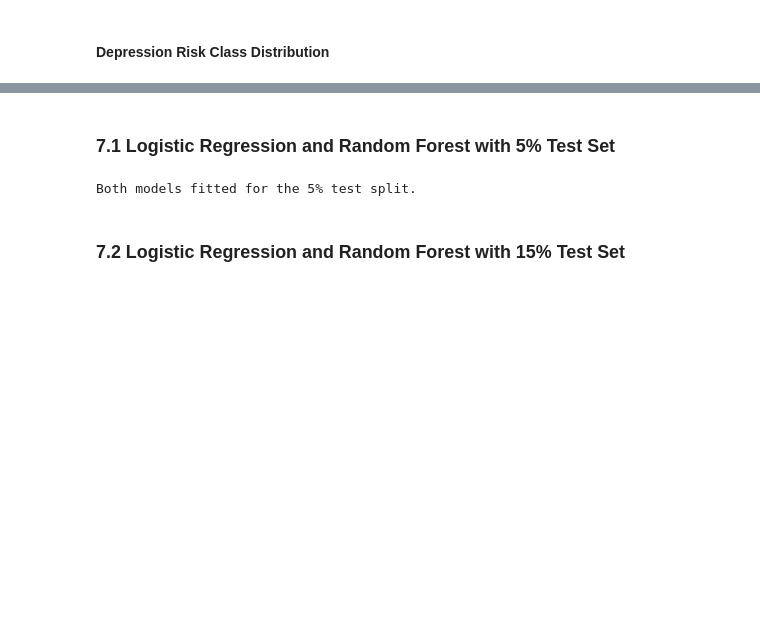
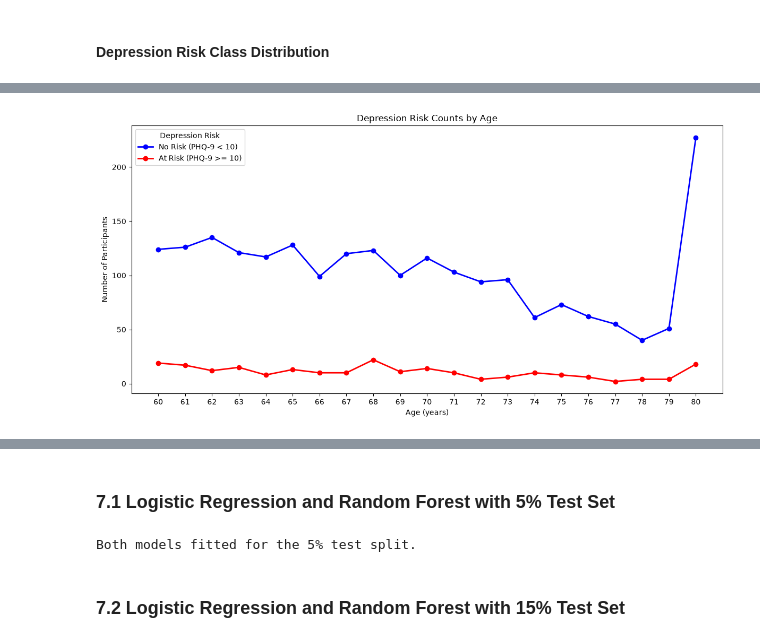
Before and after one commit to thaninnada/CA1_Machine_Learning_Sep2026, a Jupyter notebook: CA1_NHANES_Machine_Learning.ipynb, the cells around one changed output, grey strips where cells are left out. Drawn from its saved outputs; the diff is of its cells as text; code cells hidden in the pictures; blank space fills up the shorter version.

```diff
--- a/CA1_NHANES_Machine_Learning.ipynb
+++ b/CA1_NHANES_Machine_Learning.ipynb
@@ -644,0 +771,4 @@ plt.show()
+# %%
+# Correct the export value and treat refused or unknown answers as missing.
+df_DPQ[dpq_items] = df_DPQ[dpq_items].replace(dpq_abnormal_value, 0)
+df_DPQ[dpq_items] = df_DPQ[dpq_items].replace({7: np.nan, 9: np.nan})
@@ -723,7 +812,0 @@ The [official NHANES PAQ_L codebook](https://wwwn.cdc.gov/Nchs/Data/Nhanes/Publi
-# %%
-# Convert refused and unknown PAD680 responses to missing values.
-df_NHANES_60plus["PAD680"] = df_NHANES_60plus["PAD680"].replace({7777: np.nan, 9999: np.nan})
-
-# Correct the tiny exported value representing zero in INDFMPIR.
-income_export_zero = 5.3976053469340279e-79
-df_NHANES_60plus["INDFMPIR"] = df_NHANES_60plus["INDFMPIR"].replace(income_export_zero, 0)
@@ -736,13 +905,6 @@ The binary target, `Depression_Risk`, follows the project cutoff: it is 1 when `
 # %%
-# Keep complete PHQ-9 records, calculate the total, and define the target.
+# Keep records of PHQ-9 questionnaire responses that include all 9 items
 df_NHANES_60plus["PHQ9_Answered"] = df_NHANES_60plus[dpq_items].notna().sum(axis=1)
-df_NHANES_60plus = df_NHANES_60plus.loc[df_NHANES_60plus["PHQ9_Answered"] == 9].copy()
-
-df_NHANES_60plus["PHQ9_Total"] = df_NHANES_60plus[dpq_items].sum(axis=1)
-df_NHANES_60plus["Depression_Risk"] = (df_NHANES_60plus["PHQ9_Total"] >= 10).astype(int)
-
-print("Complete PHQ-9 records among adults aged 60 or older:", df_NHANES_60plus.shape[0])
-print("PHQ9_Total range:", df_NHANES_60plus["PHQ9_Total"].min(), "to", df_NHANES_60plus["PHQ9_Total"].max())
-print("Depression_Risk counts:")
-print(df_NHANES_60plus["Depression_Risk"].value_counts())
+df_NHANES_60plus = df_NHANES_60plus.loc[df_NHANES_60plus["PHQ9_Answered"] == 9].copy() #Responses that include all 9 items
+print("Completed PHQ-9 assessment records for 60plus:", df_NHANES_60plus.shape[0])
 # %% [output]
@@ -878,0 +933,5 @@ Length: 68, dtype: int64
+# %%
+# Count participants by age and depression risk.
+age_risk_table = pd.crosstab(df_NHANES_60plus["RIDAGEYR"], df_NHANES_60plus["Depression_Risk"])
+age_risk_table["Total"] = age_risk_table.sum(axis=1)
+print(age_risk_table)
@@ -878,0 +956,17 @@ Length: 68, dtype: int64
+# %%
+# Line plot: Depression Risk counts by age.
+fig, ax = plt.subplots(figsize=(12, 6))
+
+ax.plot(age_risk_table.index,age_risk_table[0],marker="o",color="blue",linewidth=2,label="No Risk (PHQ-9 < 10)")
+ax.plot(age_risk_table.index,age_risk_table[1],marker="o",color="red",linewidth=2,label="At Risk (PHQ-9 >= 10)")
+ax.set_xlim(59, 81)
+ax.set_xticks(range(60,81,1))
+ax.legend(title="Depression Risk")
+
+plt.title("Depression Risk Counts by Age")
+plt.xlabel("Age (years)")
+plt.ylabel("Number of Participants")
+plt.tight_layout()
+plt.show()
+# %% [output]
+[figure, added]
```
Also changed, not shown: parts of 119 cells of this notebook.
